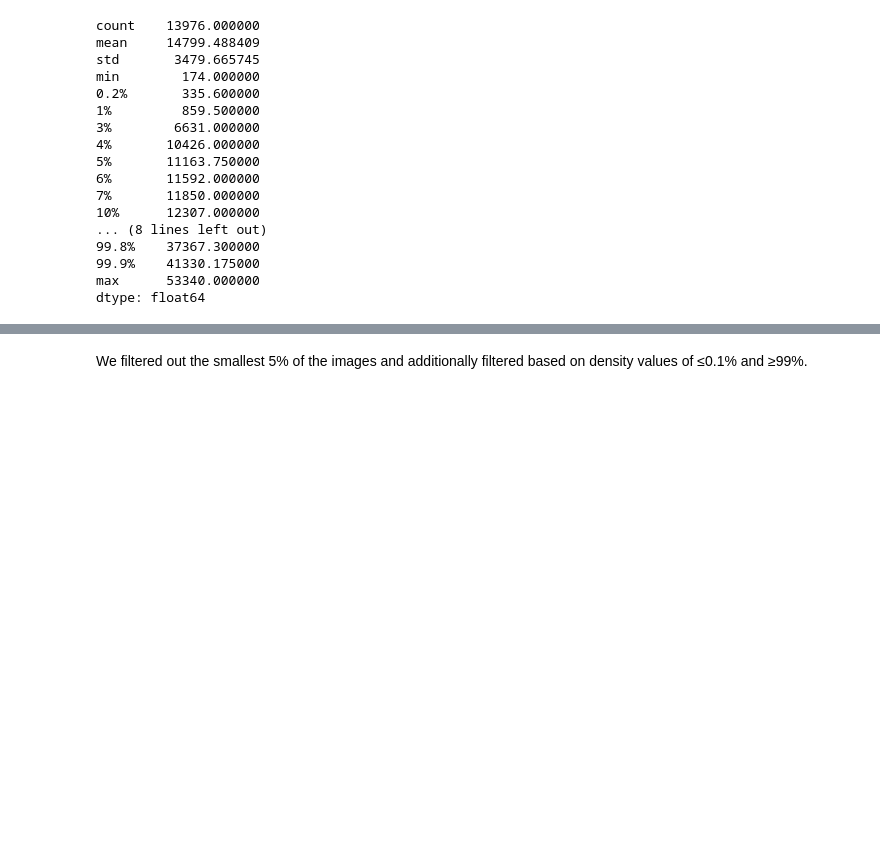
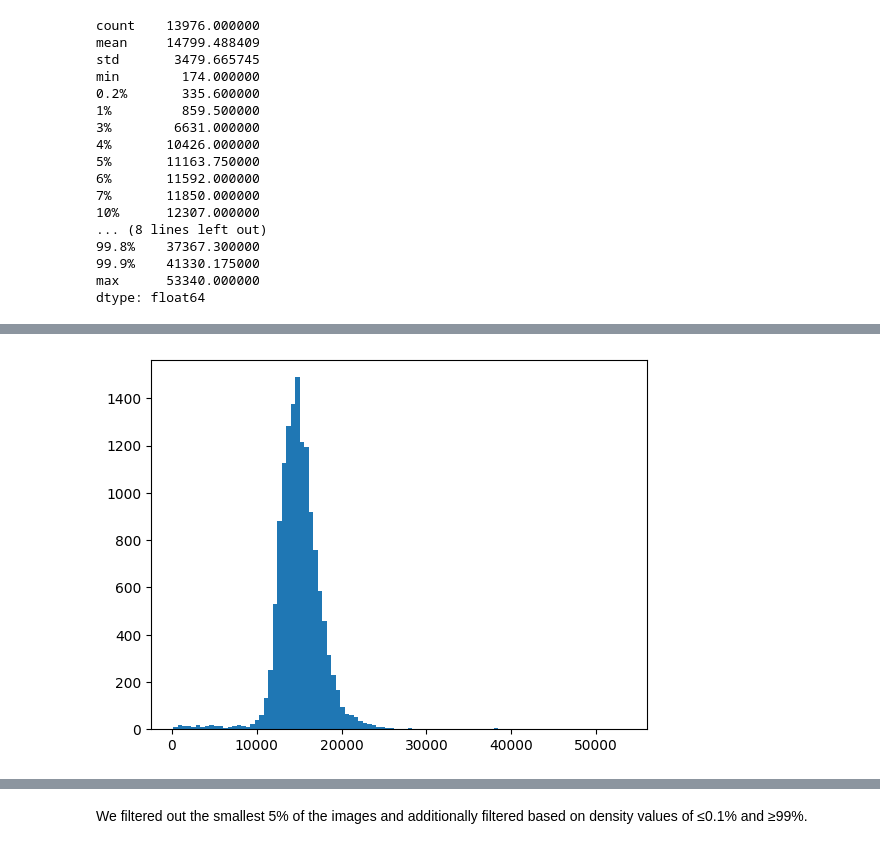
Before and after one commit to CamilaBermudez/OCC_HTR, a Jupyter notebook: notebooks/data_preprocessing/identify_noisy_text_lines.ipynb, the cells around one changed output, grey strips where cells are left out. Drawn from its saved outputs; the diff is of its cells as text; code cells hidden in the pictures; blank space fills up the shorter version.

```diff
--- a/notebooks/data_preprocessing/identify_noisy_text_lines.ipynb
+++ b/notebooks/data_preprocessing/identify_noisy_text_lines.ipynb
@@ -213,0 +260,5 @@ for i, sublist in enumerate(glb_density):
+# %%
+plt.hist(full_size_Limg,bins=100)
+plt.show()
+# %% [output]
+[figure, added]
```
Also changed, not shown: parts of 24 cells of this notebook.
